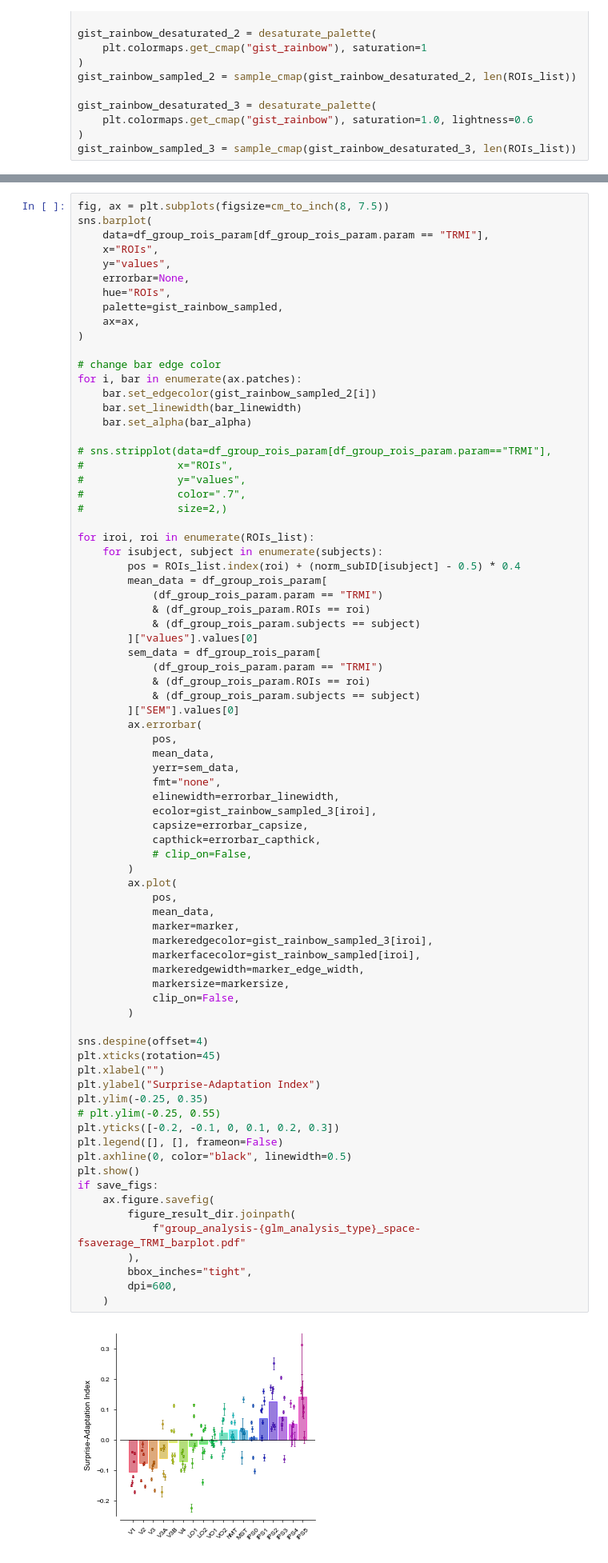
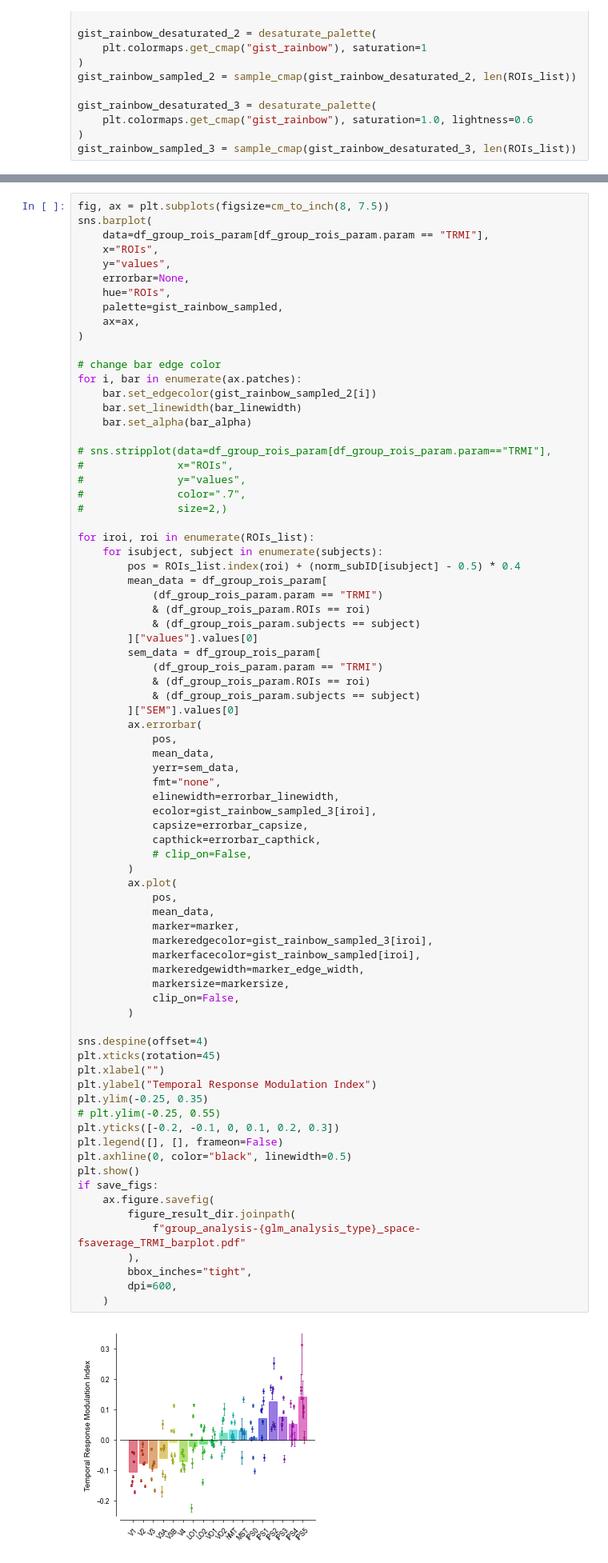
Before and after one commit to c14h19no2/pRF_expect_pub, a Jupyter notebook: pRF_expect_analysis/prf_expect/analysis/viz/vis_TRMI_on_visual_hierarchy.ipynb, the cells around one changed output, grey strips where cells are left out. Shown at 80% size. Saved outputs shown, nothing was run; the diff lists cells and outputs as text.

```diff
--- a/pRF_expect_analysis/prf_expect/analysis/viz/vis_TRMI_on_visual_hierarchy.ipynb
+++ b/pRF_expect_analysis/prf_expect/analysis/viz/vis_TRMI_on_visual_hierarchy.ipynb
@@ -851,35 +851,35 @@ for iroi, roi in enumerate(ROIs_list):
         )
         ax.plot(
             pos,
             mean_data,
             marker=marker,
             markeredgecolor=gist_rainbow_sampled_3[iroi],
             markerfacecolor=gist_rainbow_sampled[iroi],
             markeredgewidth=marker_edge_width,
             markersize=markersize,
             clip_on=False,
         )
 
 sns.despine(offset=4)
 plt.xticks(rotation=45)
 plt.xlabel("")
-plt.ylabel("Surprise-Adaptation Index")
+plt.ylabel("Temporal Response Modulation Index")
 plt.ylim(-0.25, 0.35)
 # plt.ylim(-0.25, 0.55)
 plt.yticks([-0.2, -0.1, 0, 0.1, 0.2, 0.3])
 plt.legend([], [], frameon=False)
 plt.axhline(0, color="black", linewidth=0.5)
 plt.show()
 if save_figs:
     ax.figure.savefig(
         figure_result_dir.joinpath(
             f"group_analysis-{glm_analysis_type}_space-fsaverage_TRMI_barplot.pdf"
         ),
         bbox_inches="tight",
         dpi=600,
     )
 # %% [output]
-[figure, old version]
+[figure, new version]
 # %%
 pivot_table = (
     df_group_rois_param.groupby(["ROIs", "param"])
```
Also changed, not shown: parts of 10 cells of this notebook.
